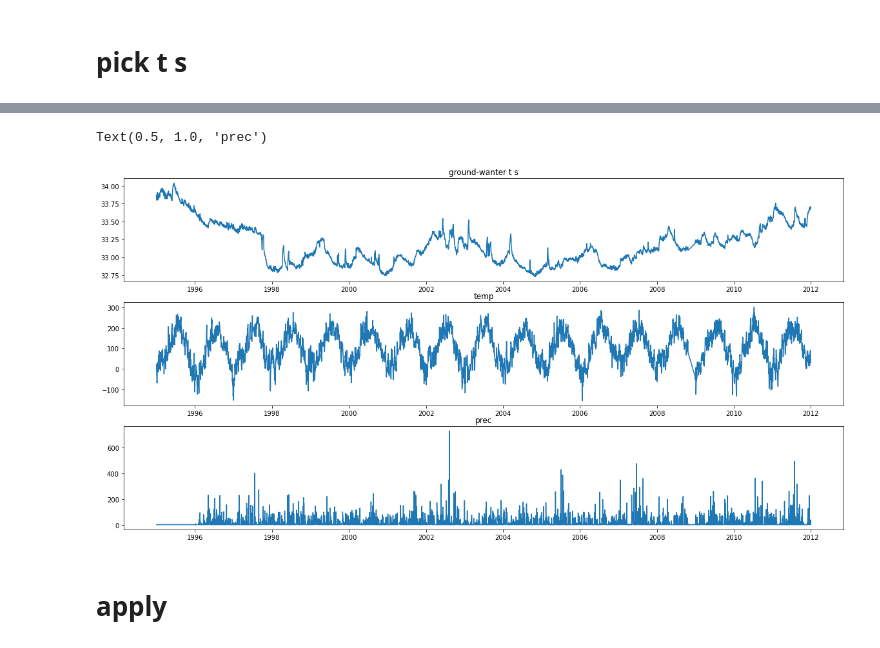
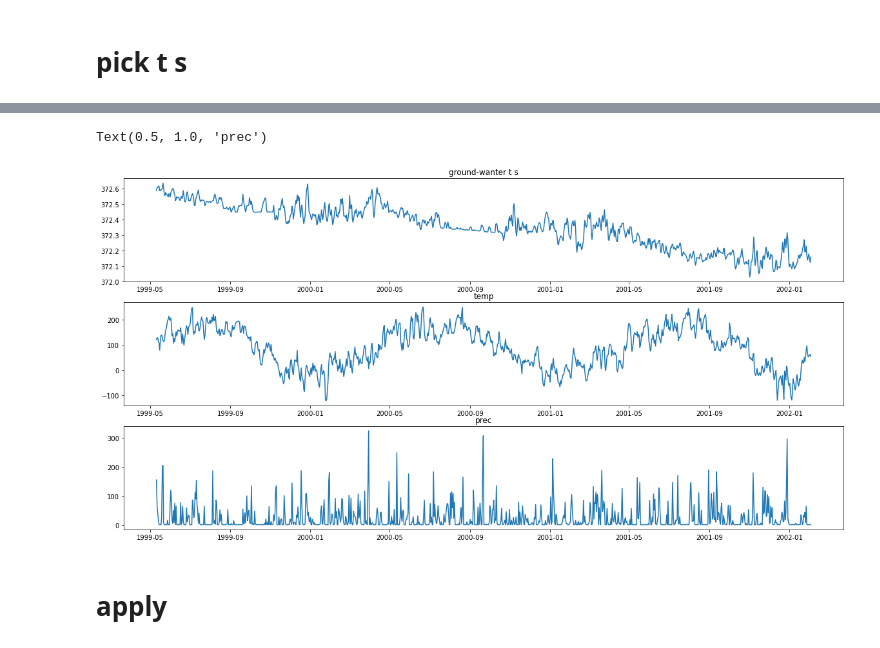
Before and after one commit to basem-AI/BGR_outlier_detection, a Jupyter notebook: modeling_multiple_lag.ipynb, the cells around one changed output, grey strips where cells are left out. Cells and saved outputs as stored; diff of their text form; code cells hidden in the pictures.

```diff
--- a/modeling_multiple_lag.ipynb
+++ b/modeling_multiple_lag.ipynb
@@ -95,6 +96,6 @@ grouped_t_s.head()
 # %%
 # import ave_temp
-ave_temp = pd.read_csv("dataset/modeling/sample/sample_temp.csv").set_index("proj_id")
+ave_temp = pd.read_csv(f"dataset/modeling/sample{k}/sample_temp.csv").set_index("proj_id")
 ave_temp.columns = convert_col_to_date(ave_temp.columns)
 print(ave_temp.shape)
 ave_temp.head()
@@ -111,6 +112,6 @@ ave_temp.head()
 # %%
 # import the cum_prec
-cum_prec=pd.read_csv("dataset/modeling/sample/sample_prec.csv").set_index("proj_id")
+cum_prec=pd.read_csv(f"dataset/modeling/sample{k}/sample_prec.csv").set_index("proj_id")
 cum_prec.columns = convert_col_to_date(cum_prec.columns)
 print(cum_prec.shape)
 cum_prec.head()
@@ -130,9 +131,9 @@ cum_prec.head()
 # Func
 # %%
 # create df for a t s (one row in grouped_t_s df)
-def create_ts_df(row):
+def create_one_ts_df(row):
     bgr = row.name
-    idx = row.dropna().index[:-2]
+    idx = row.dropna().index[2:]
     ts = row[idx]
     temp = ave_temp[idx].loc[bgr]
     prec = cum_prec[idx].loc[bgr]
@@ -185,6 +186,6 @@ def split_df(reframed, n_lag, n_features):
 # %%
 # apply the func
 ts1 = grouped_t_s.iloc[4]
-df = create_ts_df(ts1)
+df = create_one_ts_df(ts1)
 print(df.shape)
 # %% [output]
@@ -207,17 +193,17 @@ Name: BE_209, Length: 6546, dtype: float64
 # %%
 # plot a t s with its predictors
 fig, axs = plt.subplots(3,1, figsize=(20,10))
 #fig.suptitle('Vertically stacked subplots')
-a,b = 0,400
-axs[0].plot(df["ts"])
+a,b = 1000,2000
+axs[0].plot(df["ts"][a:b])
 axs[0].set_title('ground-wanter t s')
-axs[1].plot(df["temp"])
+axs[1].plot(df["temp"][a:b])
 axs[1].set_title('temp')
-axs[2].plot(df["prec"])
+axs[2].plot(df["prec"][a:b])
 axs[2].set_title('prec')
 # %% [output]
 Text(0.5, 1.0, 'prec')
-[figure, old version]
+[figure, new version]
 # %% [markdown]
 # apply
 # %%
```
Also changed, not shown: parts of 8 cells of this notebook, 4 other files.
